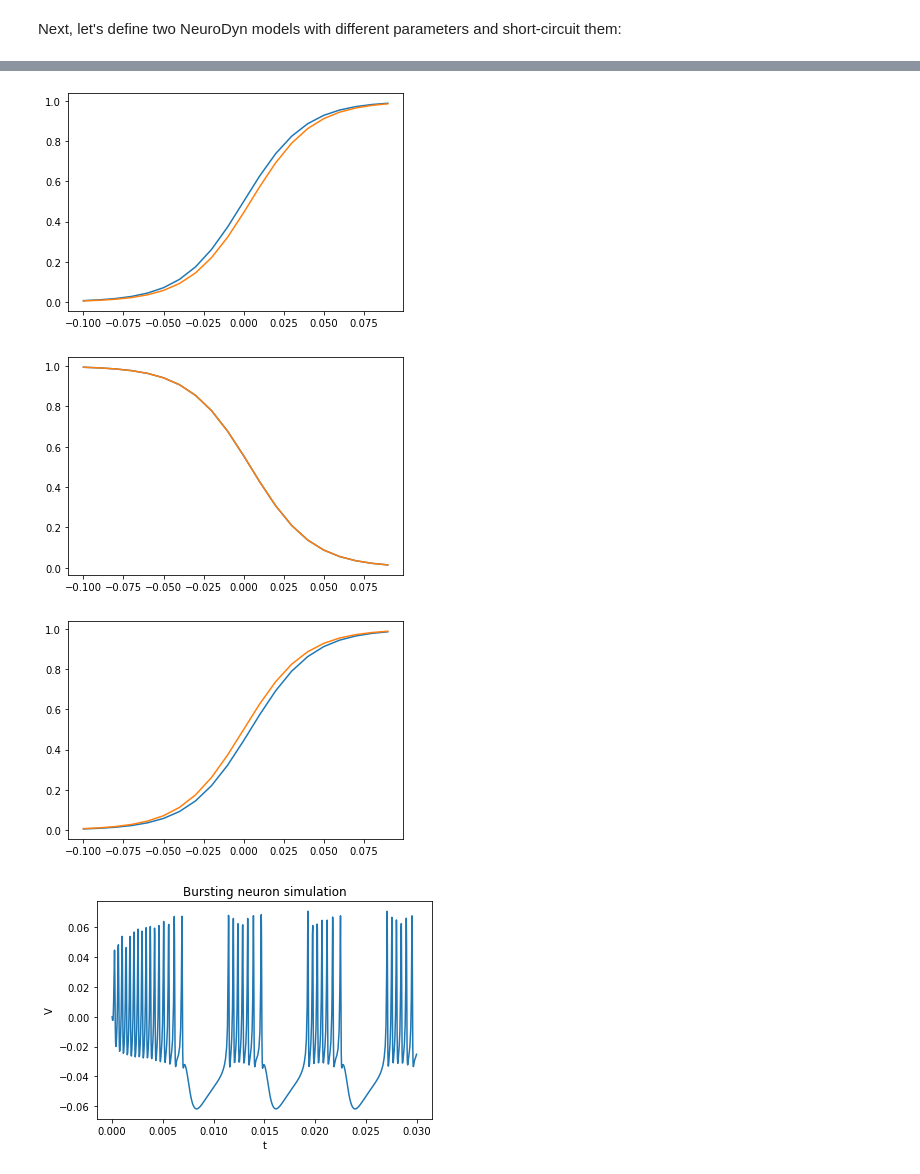
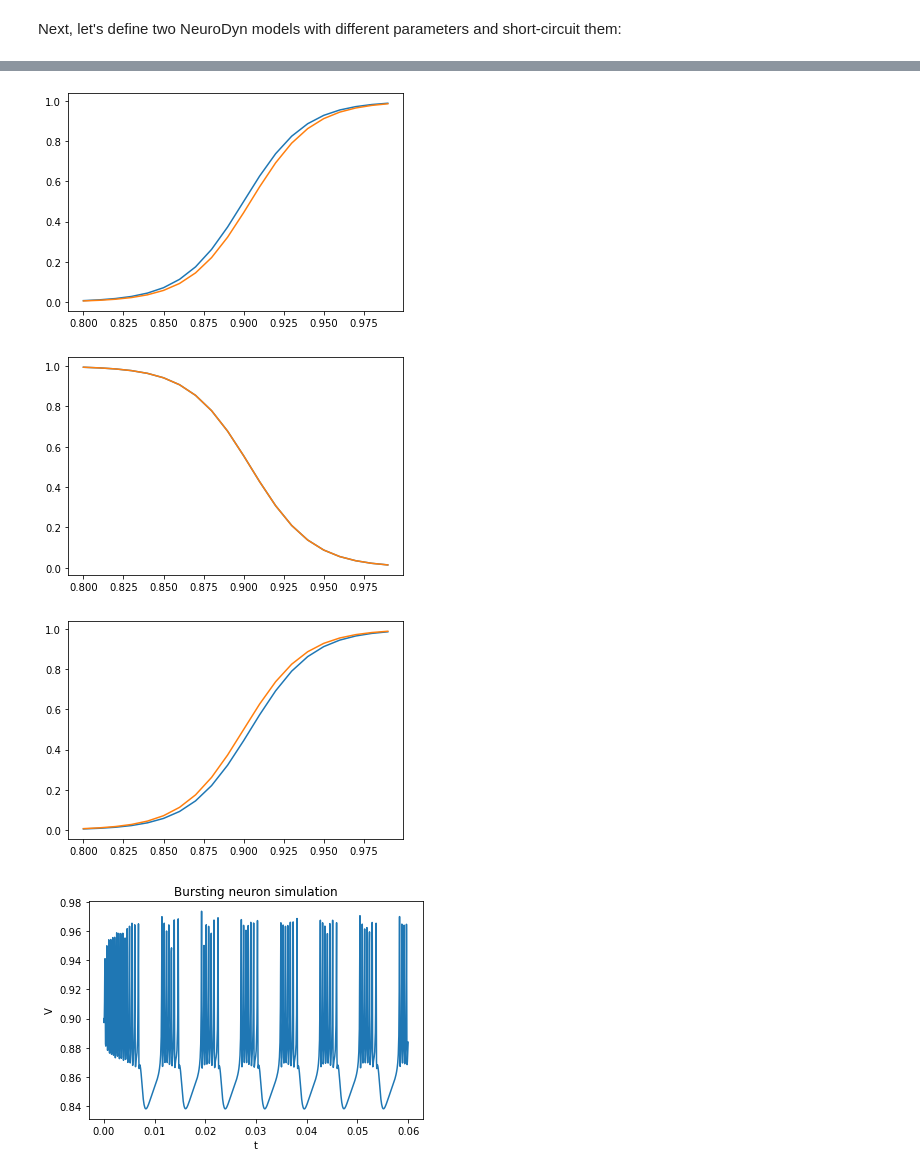
Before and after one commit to lukaribar/telluride-21, a Jupyter notebook: Bursting in NeuroDyn.ipynb, the cells around one changed output, grey strips where cells are left out. Saved outputs shown, nothing was run; the diff lists cells and outputs as text; code cells hidden in the pictures.

Commit message:
Added capacitance_scaling param

```diff
--- a/Bursting in NeuroDyn.ipynb
+++ b/Bursting in NeuroDyn.ipynb
@@ -58,20 +58,21 @@ dIbn = np.array([[0, 0, 0, 0, 10//sf, 0, 0], [0, 0, 10//sf, 0, 0, 0, 0]])
 dIb2 = [dIbm, dIbh, dIbn]
 
 # Analog values (same for both)
-V_ref = 0
+V_ref = 0.9
 I_master = 33e-9
 I_voltage = 230e-9
 I_ref = 100e-9
 
 # Create two neurons with different parameters
-neuron1 = NeuroDynModel(dg1, dE1, dIb1, V_ref, I_voltage, I_master, I_ref)
-neuron2 = NeuroDynModel(dg2, dE2, dIb2, V_ref, I_voltage, I_master, I_ref)
+capacitance_scaling = 0.2 # scale the capacitance to increase the dynamic range
+neuron1 = NeuroDynModel(dg1, dE1, dIb1, V_ref, I_voltage, I_master, I_ref, capacitance_scaling)
+neuron2 = NeuroDynModel(dg2, dE2, dIb2, V_ref, I_voltage, I_master, I_ref, capacitance_scaling)
 
 # Short circuit the neurons
 bursting_neuron = ShortCircuit([neuron1, neuron2])
 
 # Plot the gating variable functions
-V = np.arange(-0.1, 0.1, 0.01)
+V = np.arange(V_ref - 0.1, V_ref + 0.1, 0.01)
 
 # Tau functions
 plt.figure()
@@ -89,16 +90,13 @@ plt.plot(V, neuron1.h.inf(V), V, neuron2.h.inf(V))
 plt.figure()
 plt.plot(V, neuron1.n.inf(V), V, neuron2.n.inf(V))
 
-
-bursting_neuron.C_m = bursting_neuron.C_m / 5 # in joe's model the capacitance is not increased
-
 I0 = 0e-10
 Iapp = lambda t: I0
 
-T = 0.03
+T = 0.06
 trange = (0, T)
 
-sol = bursting_neuron.simulate(trange,[0,0,0,0,0,0,0],Iapp)
+sol = bursting_neuron.simulate(trange,[V_ref,0,0,0,0,0,0],Iapp)
 
 plt.figure()
 plt.xlabel('t')
@@ -113,4 +111,4 @@ plt.show()
-[figure, old version]
+[figure, new version]
-[figure, old version]
+[figure, new version]
-[figure, old version]
+[figure, new version]
-[figure, old version]
+[figure, new version]
```
Also changed, not shown: parts of 1 cell of this notebook.
